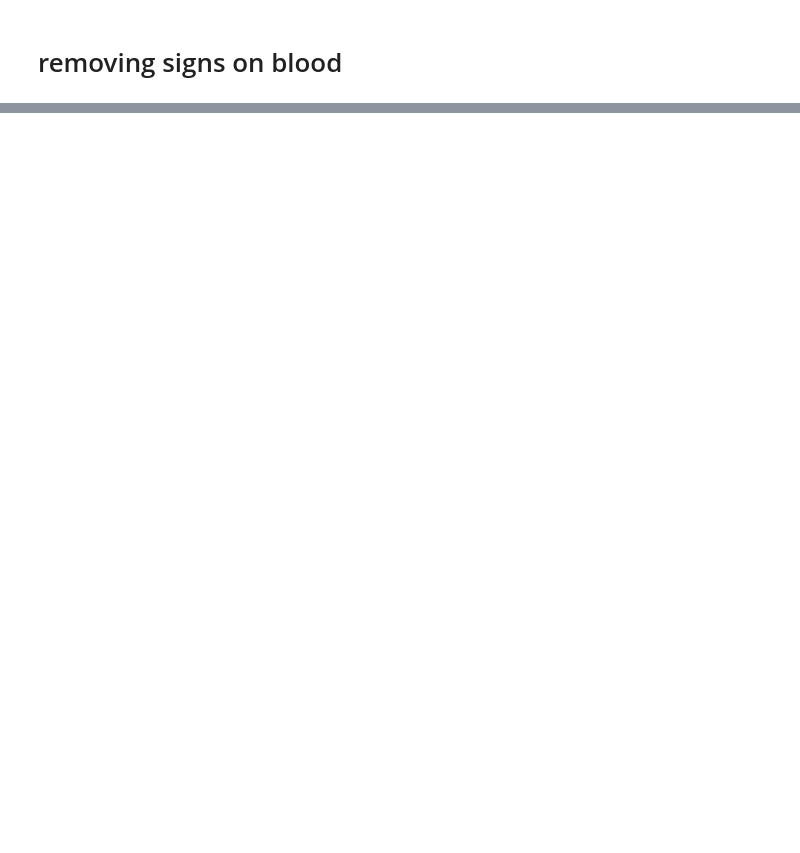
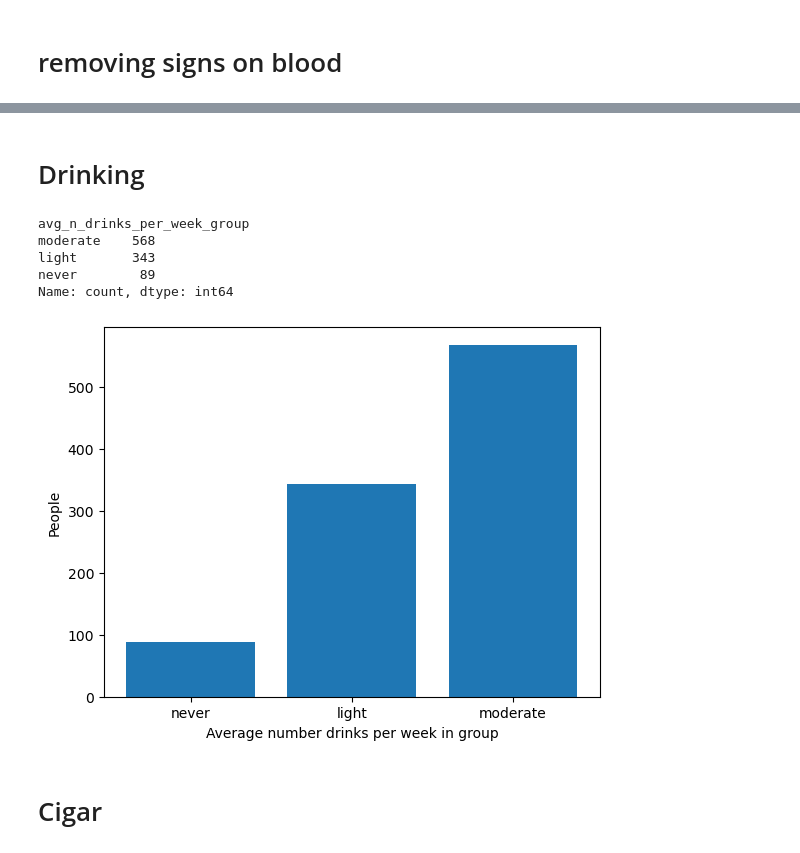
Before and after one commit to KHsuan/CDM_data_anonymisation, a Jupyter notebook: Laura.ipynb, the cells around one changed output, grey strips where cells are left out. Saved outputs shown, nothing was run; the diff lists cells and outputs as text; code cells hidden in the pictures; blank space fills up the shorter version.

```diff
--- a/Laura.ipynb
+++ b/Laura.ipynb
@@ -157,0 +388,23 @@ Name: count, dtype: int64
+# %%
+# Banding height into increments of 0.2
+height_bins = [1.4, 1.6, 1.8, 2.1]  # Ranges for categories: 1.4-1.6, 1.6-1.8, 1.8-2.0 (adjust upper bound to include 2.0)
+height_labels = ['1.4-1.6', '1.6-1.8', '1.8-2.0']  # Labels for the categories
+
+# Banding heights into specified ranges
+data['height_ranges'] = pd.cut(data['height'], bins=height_bins, labels=height_labels, right=False)
+
+# Showing counts of height ranges
+counts_height = data['height_ranges'].value_counts()
+count_in_order_height = [counts_height[label] for label in height_labels]
+print(counts_height)
+
+# Plotting count of height ranges
+plt.bar(height_labels, count_in_order_height)
+plt.xlabel("Height Ranges")
+plt.ylabel("Counts")
+plt.xticks(rotation=45)
+plt.show()
+
+# Finding the number of unique height categories
+num_unique_height_ranges = data['height_ranges'].nunique()
+print("Number of unique height categories:", num_unique_height_ranges)
@@ -157,0 +419,26 @@ Name: count, dtype: int64
+# %% [markdown]
+# Drinking
+# %%
+bins= [0,1,4,14]
+labels = ["never", "light", "moderate"]
+data["avg_n_drinks_per_week_group"] = pd.cut(data['avg_n_drinks_per_week'], bins=bins, labels=labels, right=False)
+# %%
+drinks_counts = data["avg_n_drinks_per_week_group"].value_counts()
+drinks_count_in_order = []
+for i in labels:
+    drinks_count_in_order.append(drinks_counts[i])
+print(drinks_counts)
+
+plt.bar(labels, drinks_count_in_order)
+plt.xlabel("Average number drinks per week in group")
+plt.ylabel("People")
+plt.show()
+# %% [output]
+avg_n_drinks_per_week_group
+moderate    568
+light       343
+never        89
+Name: count, dtype: int64
+[figure, added]
+# %% [markdown]
+# Cigar
```
Also changed, not shown: parts of 30 cells of this notebook.
